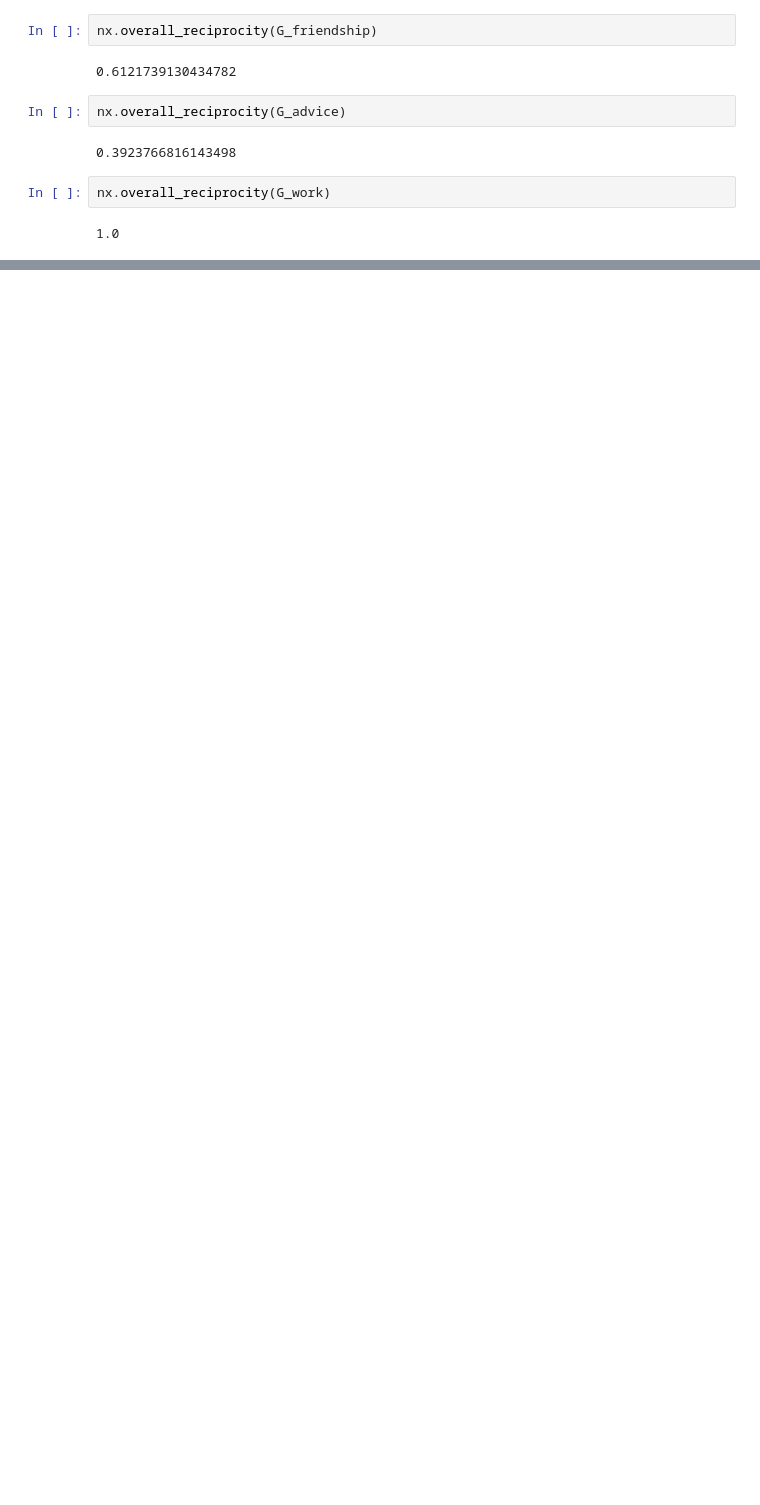
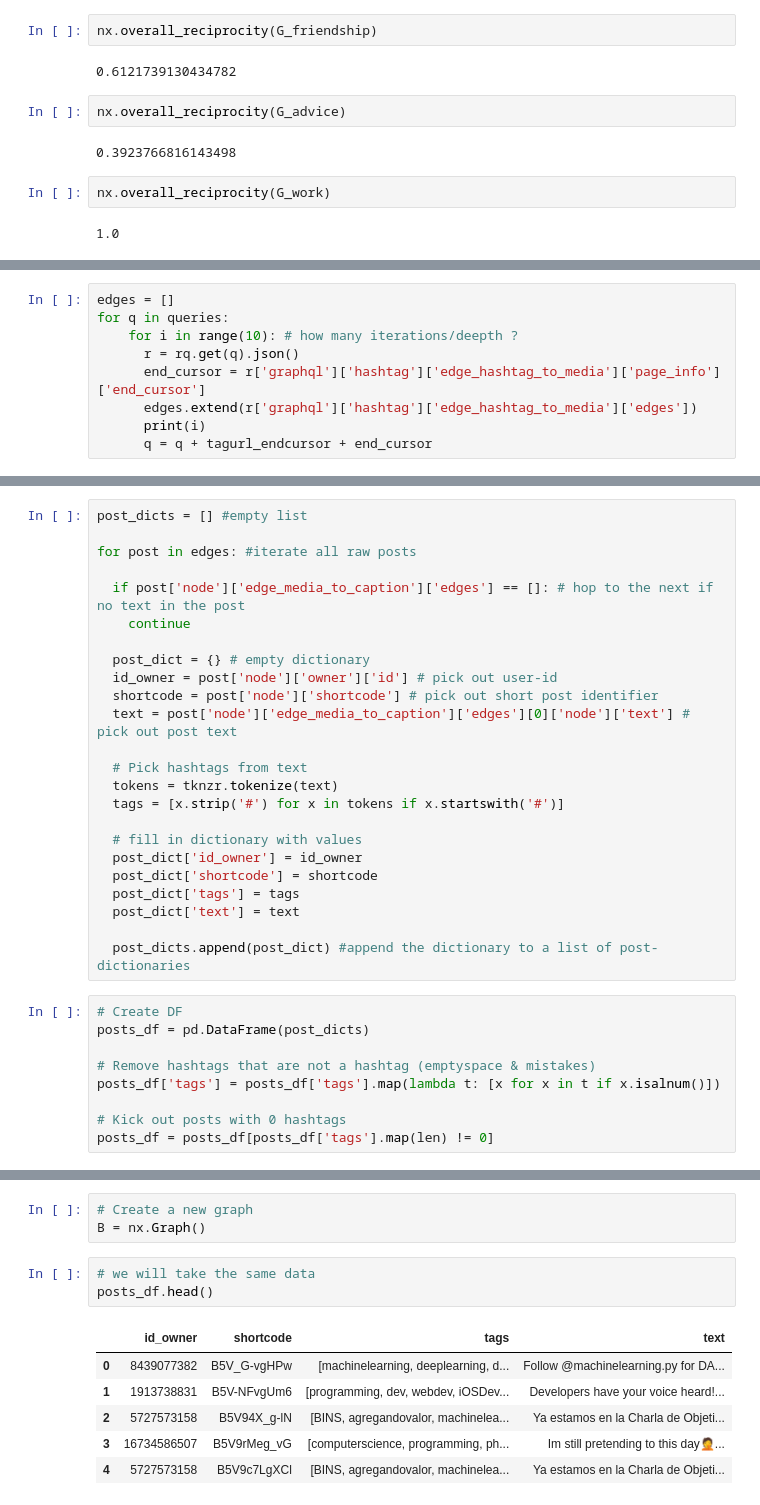
Before and after one commit to CALDISS-AAU/sdsphd19_coursematerials, a Jupyter notebook: notebooks/CALDISS_PHD_Intro_networks.ipynb, the cells around one changed output, grey strips where cells are left out. Saved outputs shown, nothing was run; the diff lists cells and outputs as text; blank space fills up the shorter version.

```diff
--- a/notebooks/CALDISS_PHD_Intro_networks.ipynb
+++ b/notebooks/CALDISS_PHD_Intro_networks.ipynb
@@ -804,0 +954,9 @@ nx.overall_reciprocity(G_work)
+# %%
+edges = []
+for q in queries:
+    for i in range(10): # how many iterations/deepth ?
+      r = rq.get(q).json()
+      end_cursor = r['graphql']['hashtag']['edge_hashtag_to_media']['page_info']['end_cursor']
+      edges.extend(r['graphql']['hashtag']['edge_hashtag_to_media']['edges'])
+      print(i)
+      q = q + tagurl_endcursor + end_cursor
@@ -804,0 +1013,33 @@ nx.overall_reciprocity(G_work)
+# %%
+post_dicts = [] #empty list
+
+for post in edges: #iterate all raw posts
+
+  if post['node']['edge_media_to_caption']['edges'] == []: # hop to the next if no text in the post
+    continue
+
+  post_dict = {} # empty dictionary
+  id_owner = post['node']['owner']['id'] # pick out user-id
+  shortcode = post['node']['shortcode'] # pick out short post identifier
+  text = post['node']['edge_media_to_caption']['edges'][0]['node']['text'] # pick out post text
+
+  # Pick hashtags from text
+  tokens = tknzr.tokenize(text)
+  tags = [x.strip('#') for x in tokens if x.startswith('#')]
+
+  # fill in dictionary with values
+  post_dict['id_owner'] = id_owner
+  post_dict['shortcode'] = shortcode
+  post_dict['tags'] = tags
+  post_dict['text'] = text
+
+  post_dicts.append(post_dict) #append the dictionary to a list of post-dictionaries
+# %%
+# Create DF
+posts_df = pd.DataFrame(post_dicts)
+
+# Remove hashtags that are not a hashtag (emptyspace & mistakes)
+posts_df['tags'] = posts_df['tags'].map(lambda t: [x for x in t if x.isalnum()])
+
+# Kick out posts with 0 hashtags
+posts_df = posts_df[posts_df['tags'].map(len) != 0]
@@ -804,0 +1156,13 @@ nx.overall_reciprocity(G_work)
+# %%
+# Create a new graph
+B = nx.Graph()
+# %%
+# we will take the same data
+posts_df.head()
+# %% [output]
+|  | id_owner | shortcode | tags | text |
+| 0 | 8439077382 | B5V_G-vgHPw | [machinelearning, deeplearning, d... | Follow @machinelearning.py for DA... |
+| 1 | 1913738831 | B5V-NFvgUm6 | [programming, dev, webdev, iOSDev... | Developers have your voice heard!... |
+| 2 | 5727573158 | B5V94X_g-lN | [BINS, agregandovalor, machinelea... | Ya estamos en la Charla de Objeti... |
+| 3 | 16734586507 | B5V9rMeg_vG | [computerscience, programming, ph... | Im still pretending to this day🤦‍... |
+| 4 | 5727573158 | B5V9c7LgXCl | [BINS, agregandovalor, machinelea... | Ya estamos en la Charla de Objeti... |
```
Also changed, not shown: parts of 62 cells of this notebook.
